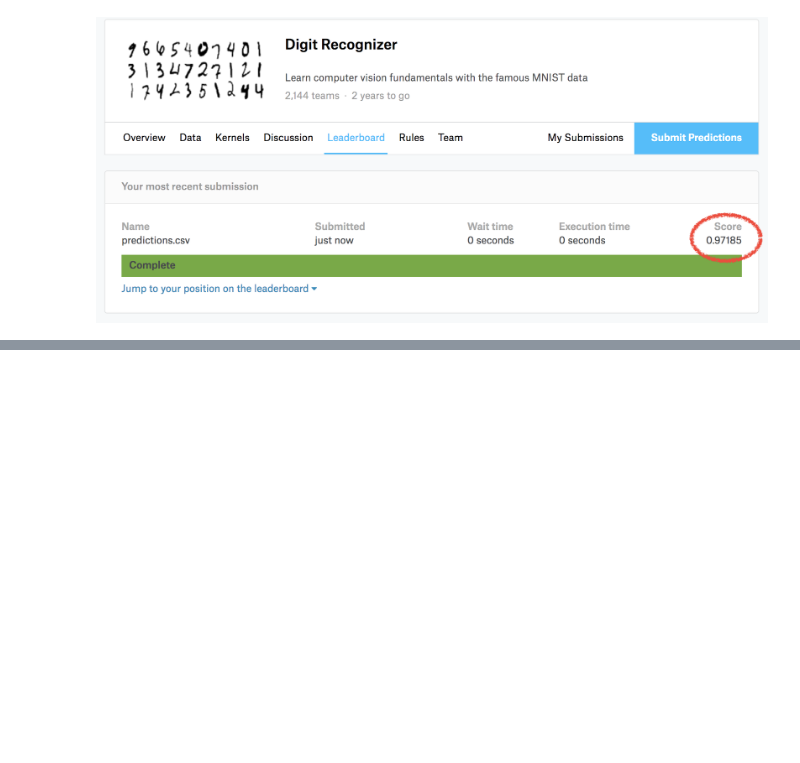
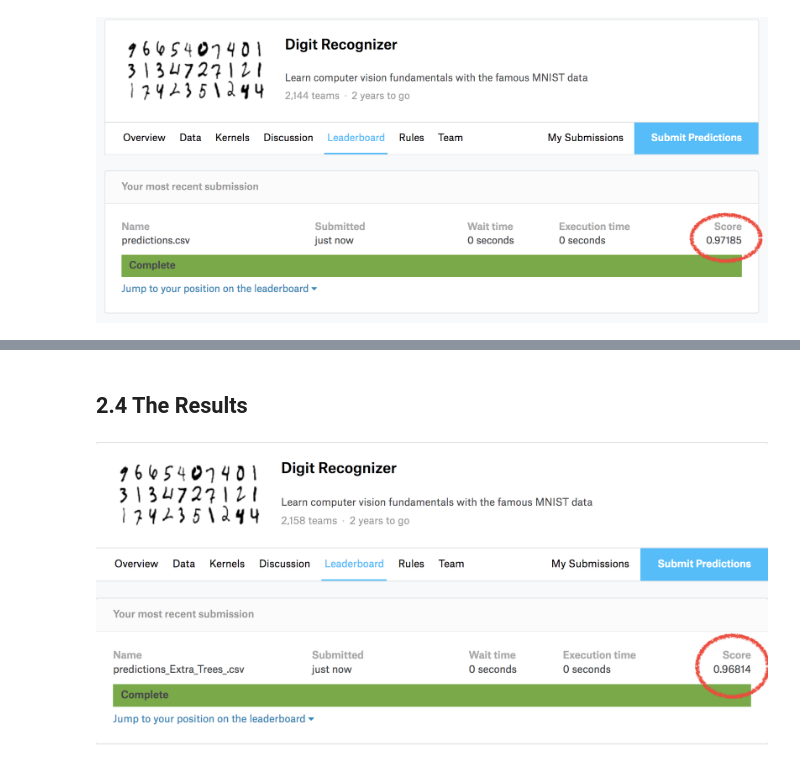
Before and after one commit to samers101/Samer-Shenouda, a Jupyter notebook: projects/final-project/04-notebook-rough-draft/Final Project Kaggle MNIST Digit Recognition.ipynb, the cells around one changed output, grey strips where cells are left out. Cells and saved outputs as stored; diff of their text form; code cells hidden in the pictures; blank space fills up the shorter version.

```diff
--- a/projects/final-project/04-notebook-rough-draft/Final Project Kaggle MNIST Digit Recognition.ipynb
+++ b/projects/final-project/04-notebook-rough-draft/Final Project Kaggle MNIST Digit Recognition.ipynb
@@ -78,0 +171,6 @@ Image(filename='Screenshot_Digit_Recognition_Results.png')
+# %% [markdown]
+## 2.4 The Results
+# %%
+Image(filename='Extra_Trees_Results.png')
+# %% [output]
+[figure, added]
```
Also changed, not shown: parts of 28 cells of this notebook.
